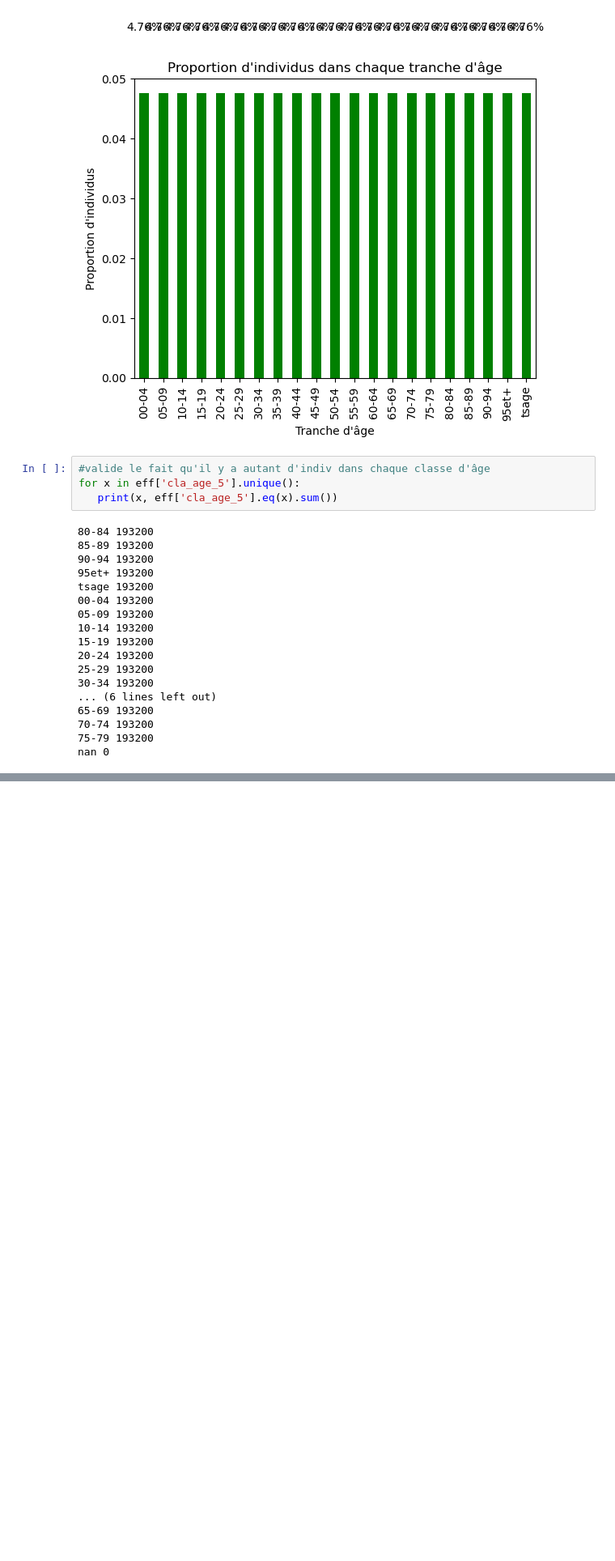
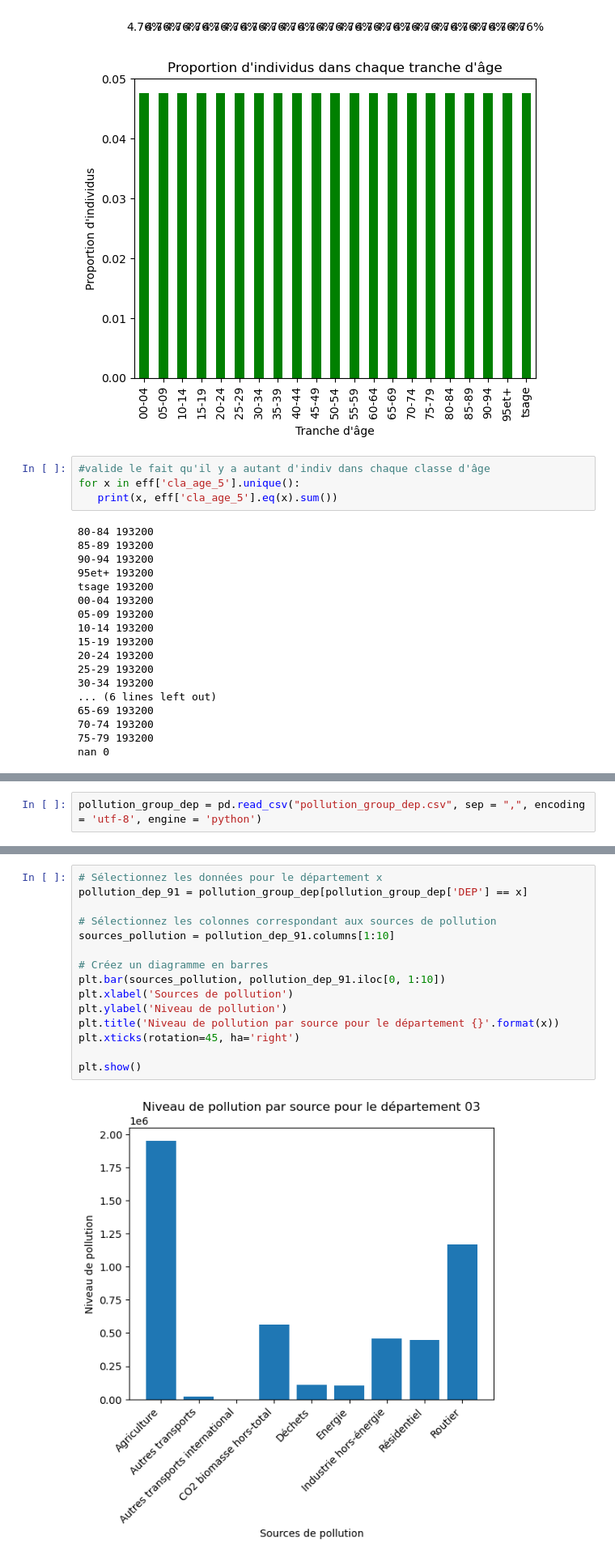
Before and after one commit to tpaquier/Python_DS, a Jupyter notebook: Stat desc.ipynb, the cells around one changed output, grey strips where cells are left out. Shown: that part at 81% size. Cells and saved outputs as stored; diff of their text form; blank space fills up the shorter version.

```diff
--- a/Stat desc.ipynb
+++ b/Stat desc.ipynb
@@ -210,0 +229,2 @@ nan 0
+# %%
+pollution_group_dep = pd.read_csv("pollution_group_dep.csv", sep = ",", encoding = 'utf-8', engine = 'python')
@@ -210,0 +285,17 @@ nan 0
+# %%
+# Sélectionnez les données pour le département x
+pollution_dep_91 = pollution_group_dep[pollution_group_dep['DEP'] == x]
+
+# Sélectionnez les colonnes correspondant aux sources de pollution
+sources_pollution = pollution_dep_91.columns[1:10]
+
+# Créez un diagramme en barres
+plt.bar(sources_pollution, pollution_dep_91.iloc[0, 1:10])
+plt.xlabel('Sources de pollution')
+plt.ylabel('Niveau de pollution')
+plt.title('Niveau de pollution par source pour le département {}'.format(x))
+plt.xticks(rotation=45, ha='right')
+
+plt.show()
+# %% [output]
+[figure, added]
```
Also changed, not shown: parts of 12 cells of this notebook.
